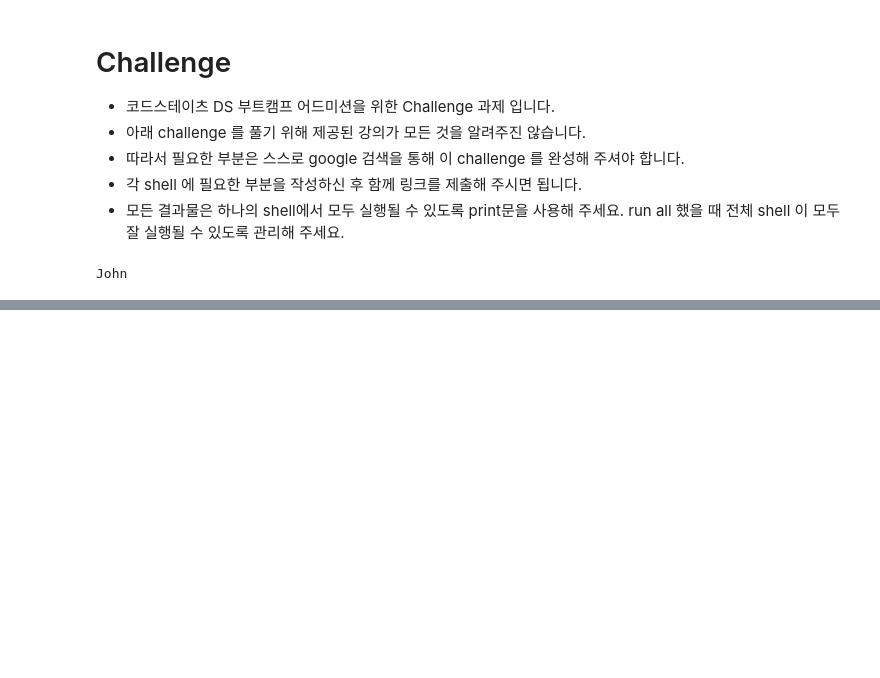
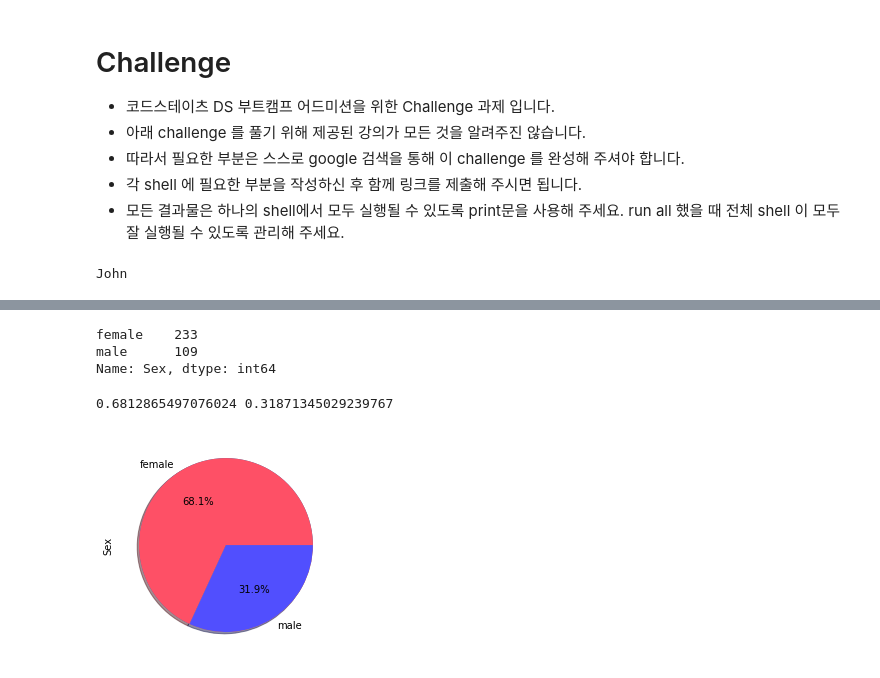
Before and after one commit to codestates/ds-admission-challenge, a Jupyter notebook: ds_bootcamp_admission_challenge_김현재200903.ipynb, the cells around one changed output, grey strips where cells are left out. Drawn from its saved outputs; the diff is of its cells as text; code cells hidden in the pictures; blank space fills up the shorter version.

```diff
--- a/ds_bootcamp_admission_challenge_김현재200903.ipynb
+++ b/ds_bootcamp_admission_challenge_김현재200903.ipynb
@@ -59,2 +151,4 @@ year dept     revenue
 # %%
 # 'https://web.stanford.edu/class/archive/cs/cs109/cs109.1166/stuff/titanic.csv' 자료를 불러와 dataframe으로 만들어 보세요
+df3 = pd.read_csv('https://web.stanford.edu/class/archive/cs/cs109/cs109.1166/stuff/titanic.csv', sep=',')
+df3
@@ -60,0 +207,5 @@ year dept     revenue
+# %%
+
+# 타이타닉 데이터에서 생존자 데이터만 골라보세요
+df_Survived = df3[df3['Survived']==1]
+df_Survived
@@ -61,10 +226,27 @@ year dept     revenue
 # %%
-# 타이타닉 데이터의 shape은 어떻게 되나요?
-
-# 타이타닉 row record에서 10~20번째 줄을 출력해 보세요
-
-# 타이타닉 데이터에서 'Survived', 'Age', 'Sex' 칼럼 데이터를 선택해 보세요
-
-# 타이타닉 데이터에서 생존자 데이터만 골라보세요
-
+df_Survived['Sex'].value_counts()
 # 생존자 데이터 중 여자, 남자 중 누가 더 많나요? 참고: https://pandas.pydata.org/pandas-docs/stable/reference/api/pandas.Series.value_counts.html
+# %% [output]
+female    233
+male      109
+Name: Sex, dtype: int64
+# %%
+f = 233/(233+109)
+m = 109/(233+109)
+print(f,m)
+# %% [output]
+0.6812865497076024 0.31871345029239767
+# %%
+# 타이타닉 데이터 응용 시각화.
+
+# 1. 생존자 중 남녀 비율 원그래프
+import matplotlib.pyplot as plt
+
+ratio = [68.12, 31.87]
+colors = ['#FE5066', '#514FFE']
+
+df_Survived['Sex'].value_counts().plot.pie()
+plt.pie(ratio, autopct='%.1f%%', shadow=True, colors = colors)
+plt.show()
+# %% [output]
+[figure, added]
```
Also changed, not shown: parts of 15 cells of this notebook.
